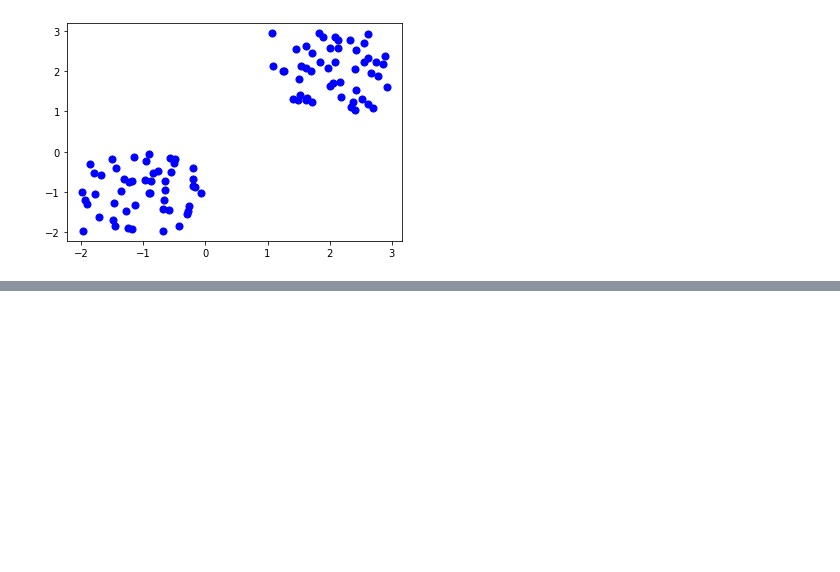
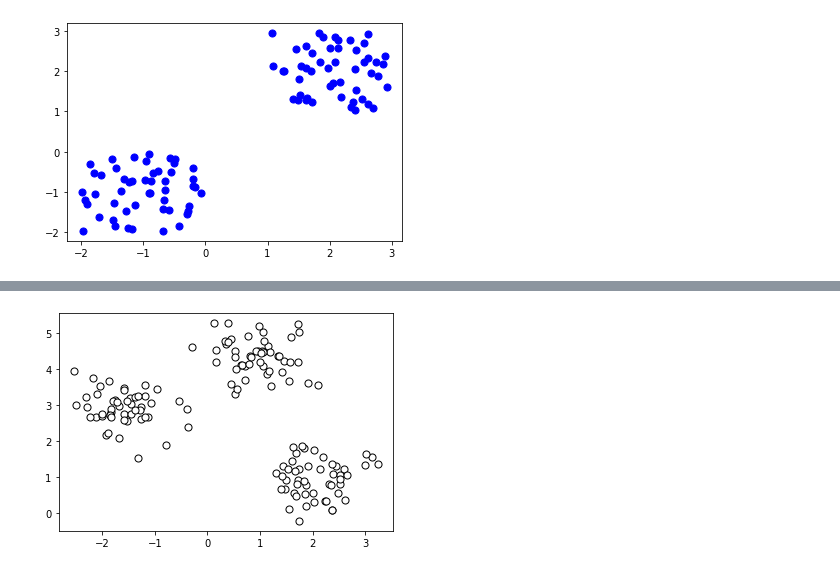
Before and after one commit to Hubhubhob/Hacktiv8, a Jupyter notebook: Hacktiv8-Sesi14/Sesi14.ipynb, the cells around one changed output, grey strips where cells are left out. Saved outputs shown, nothing was run; the diff lists cells and outputs as text; code cells hidden in the pictures; blank space fills up the shorter version.

```diff
--- a/Hacktiv8-Sesi14/Sesi14.ipynb
+++ b/Hacktiv8-Sesi14/Sesi14.ipynb
@@ -163,0 +198,20 @@ plt.show()
+# %%
+import matplotlib.pyplot as plt
+from sklearn.datasets import make_blobs
+
+# create dataset
+X, y = make_blobs(
+    n_samples=150, n_features=2,
+    centers=3, cluster_std=0.5,
+    shuffle=True, random_state=0
+)
+
+# plot
+plt.scatter(
+    X[:, 0], X[:, 1],
+    c='white', marker='o',
+    edgecolor='black', s=50
+)
+plt.show()
+# %% [output]
+[figure, added]
```
Also changed, not shown: parts of 11 cells of this notebook.
